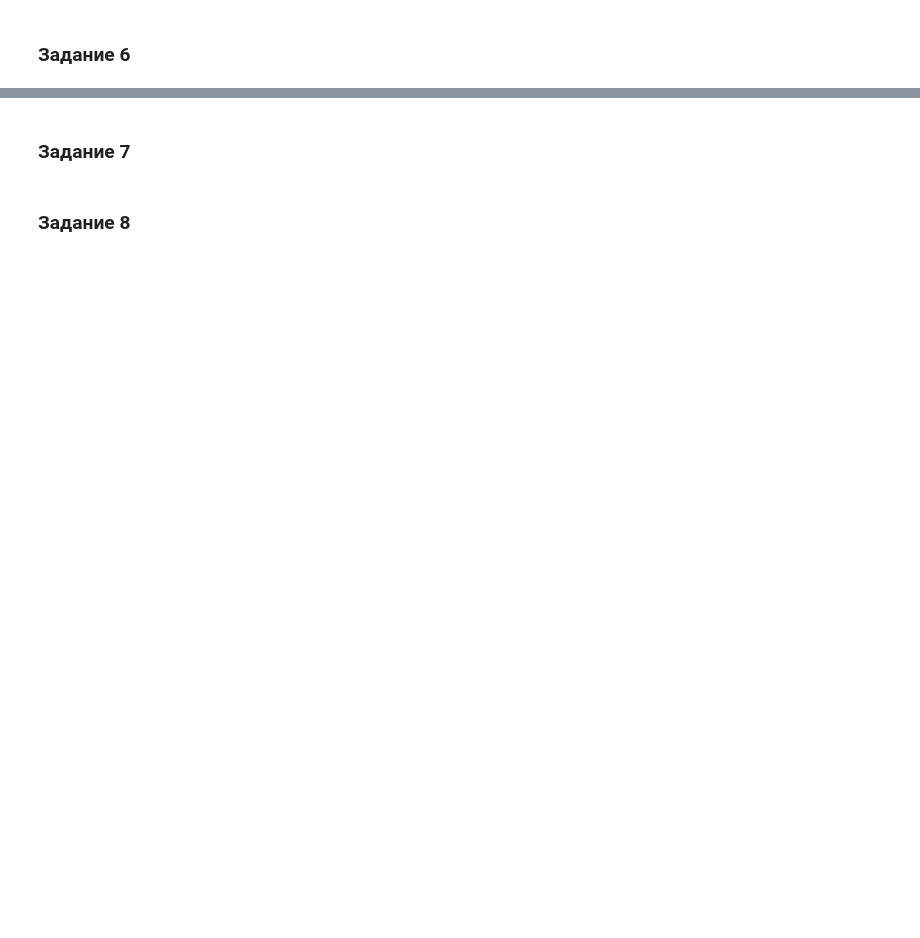
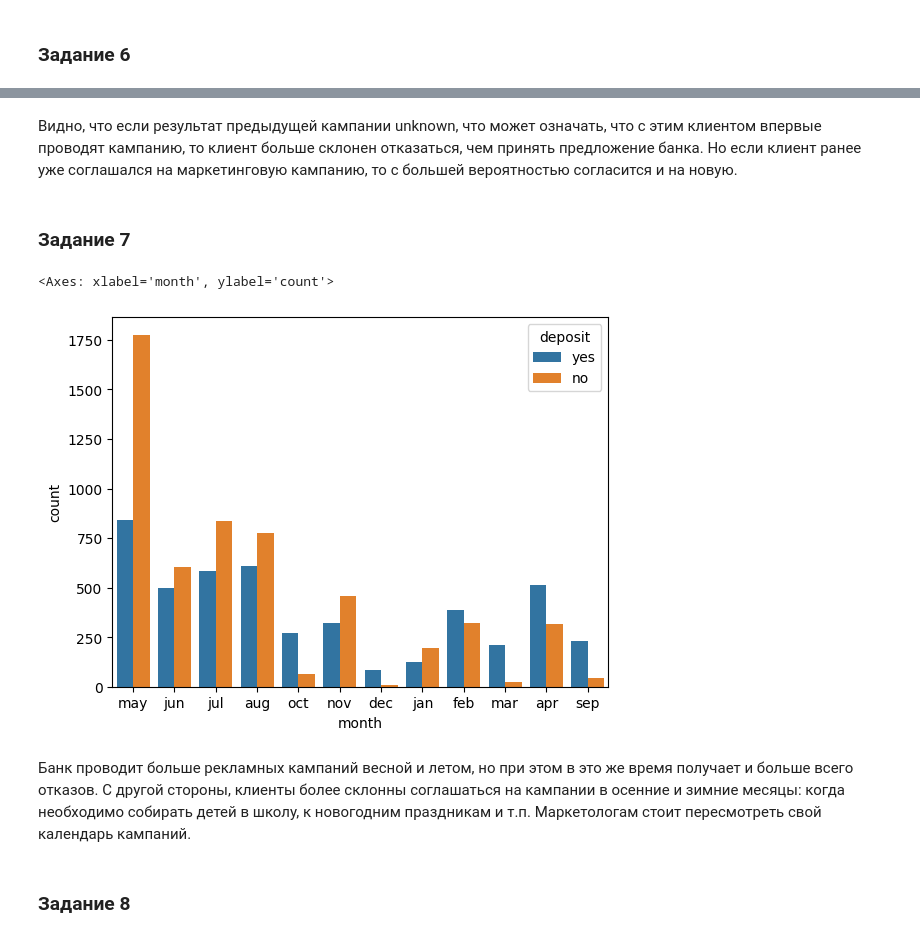
Before and after one commit to botovalex/SFDC, a Jupyter notebook: ML/Project_4_ML.ipynb, the cells around one changed output, grey strips where cells are left out. Saved outputs shown, nothing was run; the diff lists cells and outputs as text; code cells hidden in the pictures; blank space fills up the shorter version.

```diff
--- a/ML/Project_4_ML.ipynb
+++ b/ML/Project_4_ML.ipynb
@@ -421,8 +425,18 @@ draw_cat_proportions(df, cat_features)
+# %% [markdown]
+Видно, что если результат предыдущей кампании unknown, что может означать, что с этим клиентом впервые проводят кампанию, то клиент больше склонен отказаться, чем принять предложение банка. Но если клиент ранее уже соглашался на маркетинговую кампанию, то с большей вероятностью согласится и на новую.
 # %% [markdown]
 ### Задание 7
 # %%
 # узнайте, в каком месяце чаще всего отказывались от предложения открыть депозит
 # ваш код
+sns.countplot(data=df, x='month', hue='deposit')
+# %% [output]
+<Axes: xlabel='month', ylabel='count'>
+[figure, added]
+# %% [markdown]
+Банк проводит больше рекламных кампаний весной и летом, но при этом в это же время получает и больше всего отказов.
+С другой стороны, клиенты более склонны соглашаться на кампании в осенние и зимние месяцы: когда необходимо собирать детей в школу, к новогодним праздникам и т.п.
+Маркетологам стоит пересмотреть свой календарь кампаний.
 # %% [markdown]
 ### Задание 8
 # %%
```
Also changed, not shown: parts of 19 cells of this notebook.
